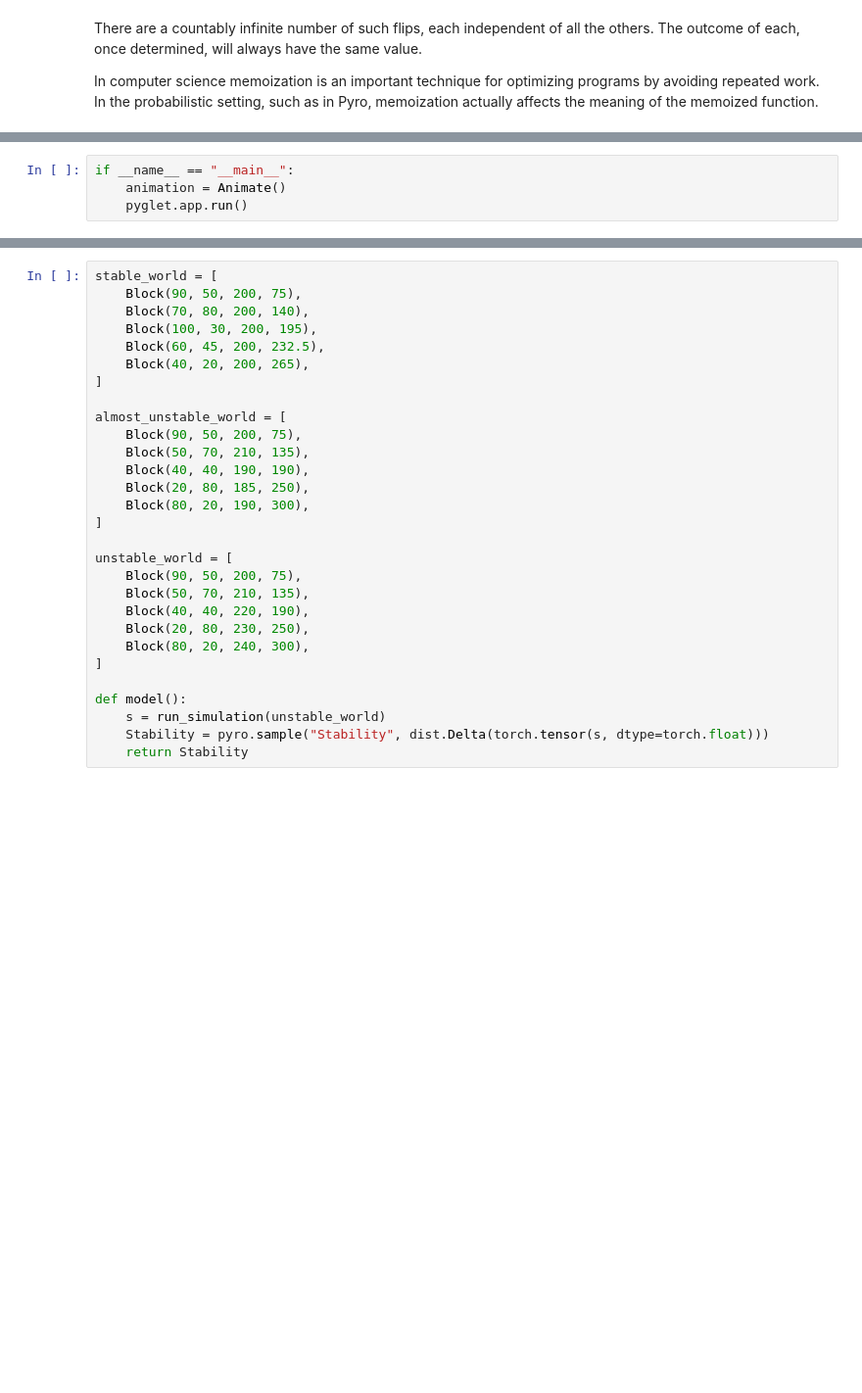
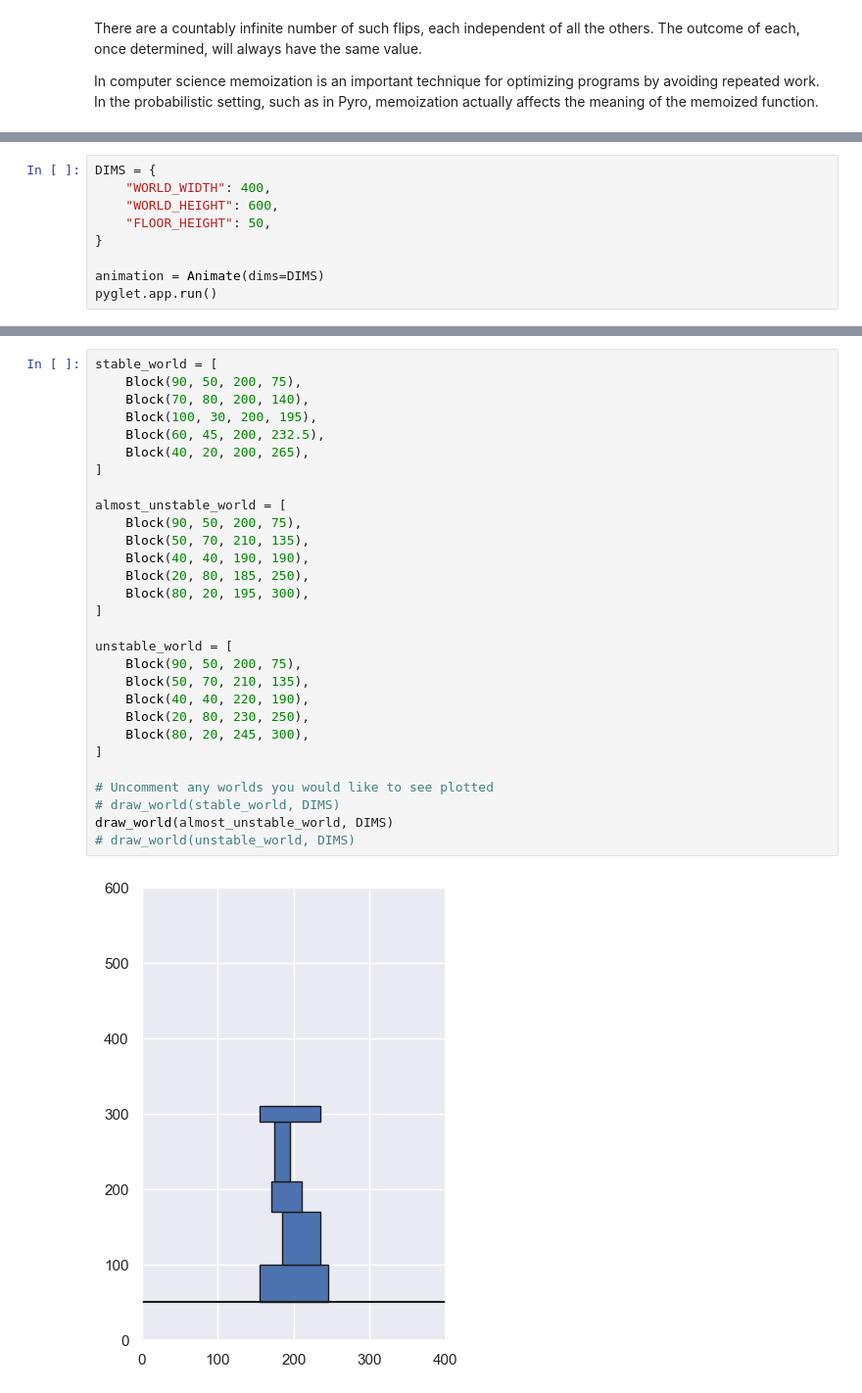
Before and after one commit to ebigelow/probmods-pyro, a Jupyter notebook: chapters/Chapter 2 - Generative Models.ipynb, the cells around one changed output, grey strips where cells are left out. Shown at 98% size. Drawn from its saved outputs; the diff is of its cells as text; blank space fills up the shorter version.

```diff
--- a/chapters/Chapter 2 - Generative Models.ipynb
+++ b/chapters/Chapter 2 - Generative Models.ipynb
@@ -861,4 +678,9 @@ There are many judgements that you could make with such a physics simulator. [Ha
 # %%
-if __name__ == "__main__":
-    animation = Animate()
-    pyglet.app.run()
+DIMS = {
+    "WORLD_WIDTH": 400,
+    "WORLD_HEIGHT": 600,
+    "FLOOR_HEIGHT": 50,
+}
+
+animation = Animate(dims=DIMS)
+pyglet.app.run()
@@ -909,29 +695,31 @@ def run_simulation(world):
 # %%
 stable_world = [
     Block(90, 50, 200, 75),
     Block(70, 80, 200, 140),
     Block(100, 30, 200, 195),
     Block(60, 45, 200, 232.5),
     Block(40, 20, 200, 265),
 ]
 
 almost_unstable_world = [
     Block(90, 50, 200, 75),
     Block(50, 70, 210, 135),
     Block(40, 40, 190, 190),
     Block(20, 80, 185, 250),
-    Block(80, 20, 190, 300),
+    Block(80, 20, 195, 300),
 ]
 
 unstable_world = [
     Block(90, 50, 200, 75),
     Block(50, 70, 210, 135),
     Block(40, 40, 220, 190),
     Block(20, 80, 230, 250),
-    Block(80, 20, 240, 300),
+    Block(80, 20, 245, 300),
 ]
 
-def model():
-    s = run_simulation(unstable_world)
-    Stability = pyro.sample("Stability", dist.Delta(torch.tensor(s, dtype=torch.float)))
-    return Stability
+# Uncomment any worlds you would like to see plotted
+# draw_world(stable_world, DIMS)
+draw_world(almost_unstable_world, DIMS)
+# draw_world(unstable_world, DIMS)
+# %% [output]
+[figure, added]
```
Also changed, not shown: parts of 43 cells of this notebook, 2 other files.
